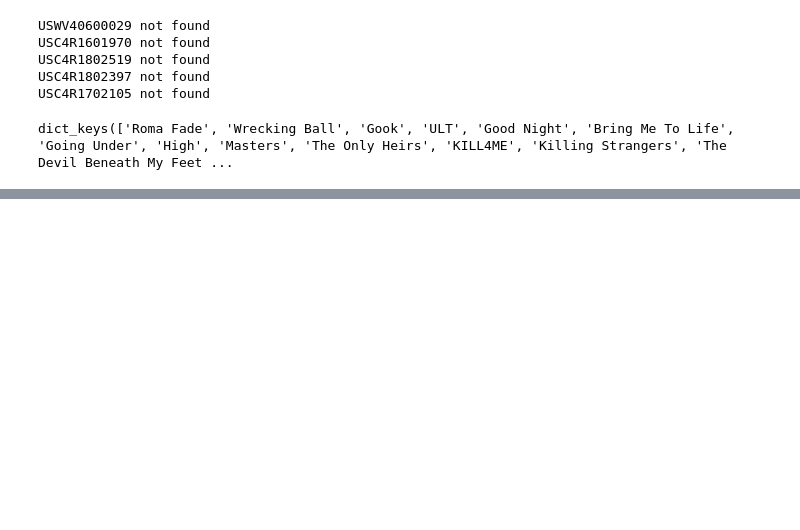
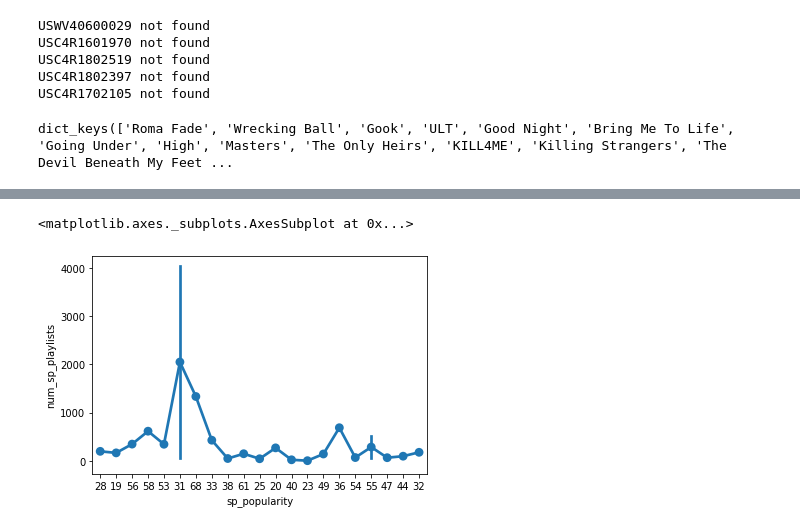
Before and after one commit to owenbwhite/pychart, a Jupyter notebook: src/Popularity Indicies.ipynb, the cells around one changed output, grey strips where cells are left out. Cells and saved outputs as stored; diff of their text form; code cells hidden in the pictures; blank space fills up the shorter version.

```diff
--- a/src/Popularity Indicies.ipynb
+++ b/src/Popularity Indicies.ipynb
@@ -65,0 +64,3 @@ pd.DataFrame(lol).T.to_csv('concord_approved_stems.csv')
+# %%
+hehe = pd.DataFrame(lol).T
+hehe.head()
@@ -65,0 +76,5 @@ pd.DataFrame(lol).T.to_csv('concord_approved_stems.csv')
+# %%
+sns.pointplot(data = hehe, x='sp_popularity', y='num_sp_playlists')
+# %% [output]
+<matplotlib.axes._subplots.AxesSubplot at 0x...>
+[figure, added]
```
Also changed, not shown: parts of 3 cells of this notebook, 2 other files.
